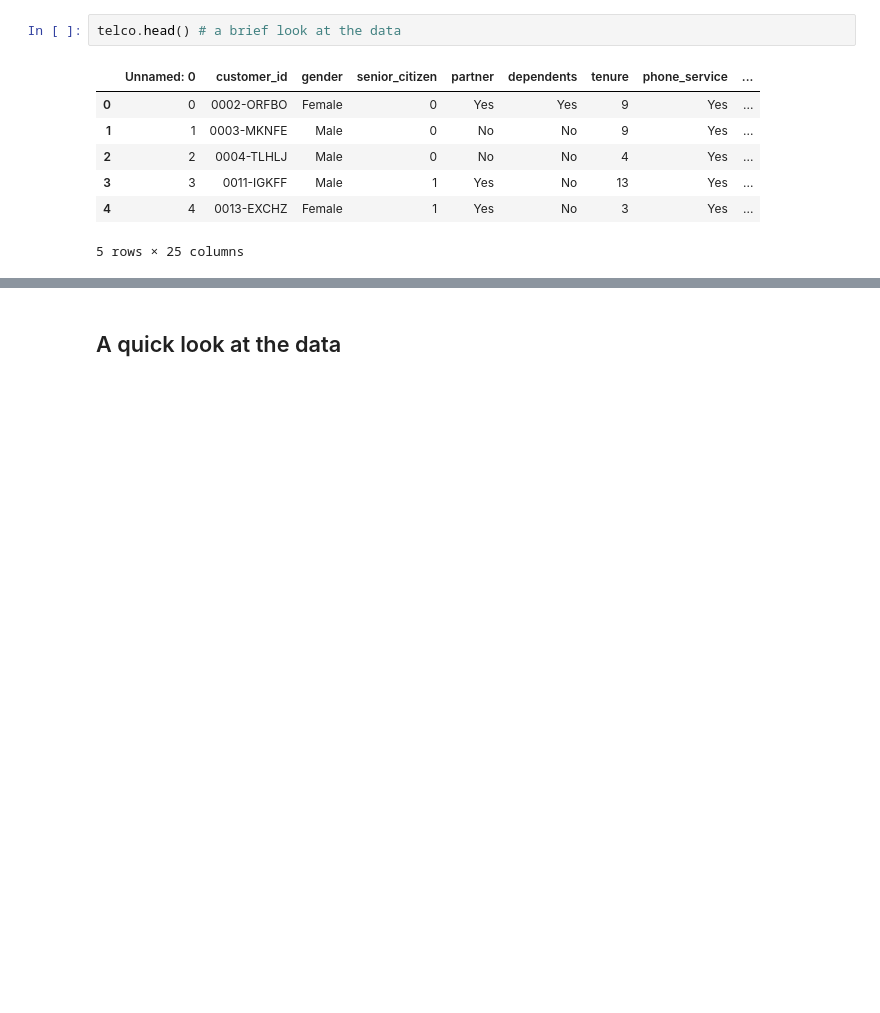
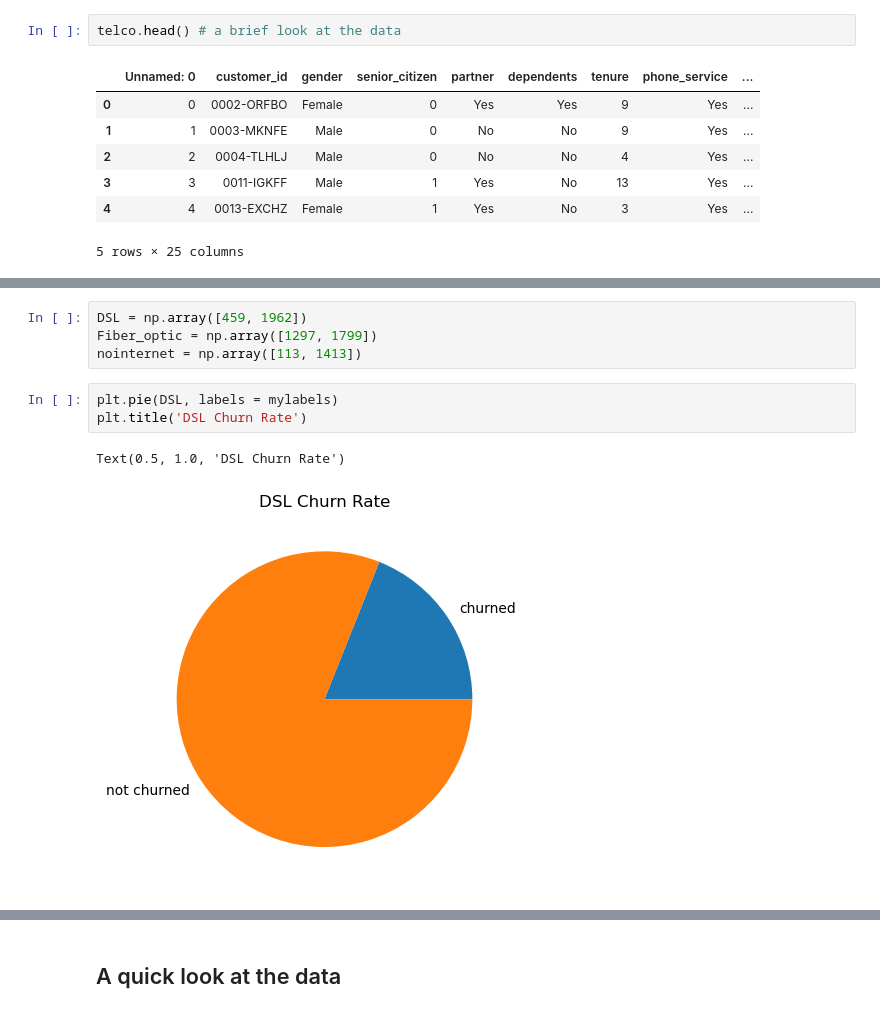
Before and after one commit to wherrickjr/classification_project, a Jupyter notebook: classification_project.ipynb, the cells around one changed output, grey strips where cells are left out. Drawn from its saved outputs; the diff is of its cells as text; blank space fills up the shorter version.

```diff
--- a/classification_project.ipynb
+++ b/classification_project.ipynb
@@ -104,0 +76,10 @@ dtype: object
+# %%
+DSL = np.array([459, 1962])
+Fiber_optic = np.array([1297, 1799])
+nointernet = np.array([113, 1413])
+# %%
+plt.pie(DSL, labels = mylabels)
+plt.title('DSL Churn Rate')
+# %% [output]
+Text(0.5, 1.0, 'DSL Churn Rate')
+[figure, added]
```
Also changed, not shown: parts of 29 cells of this notebook.
